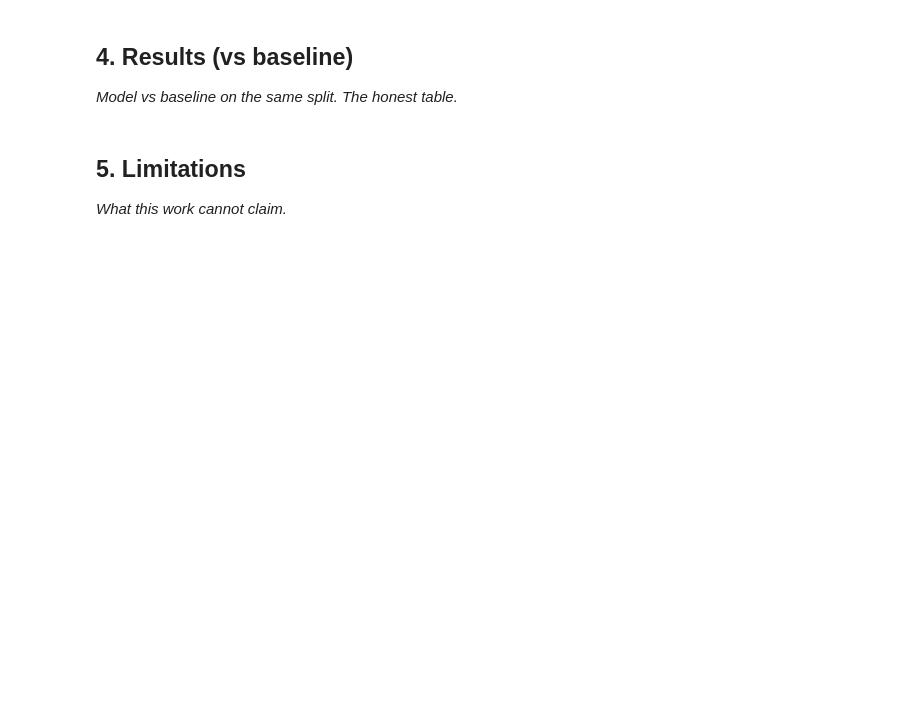
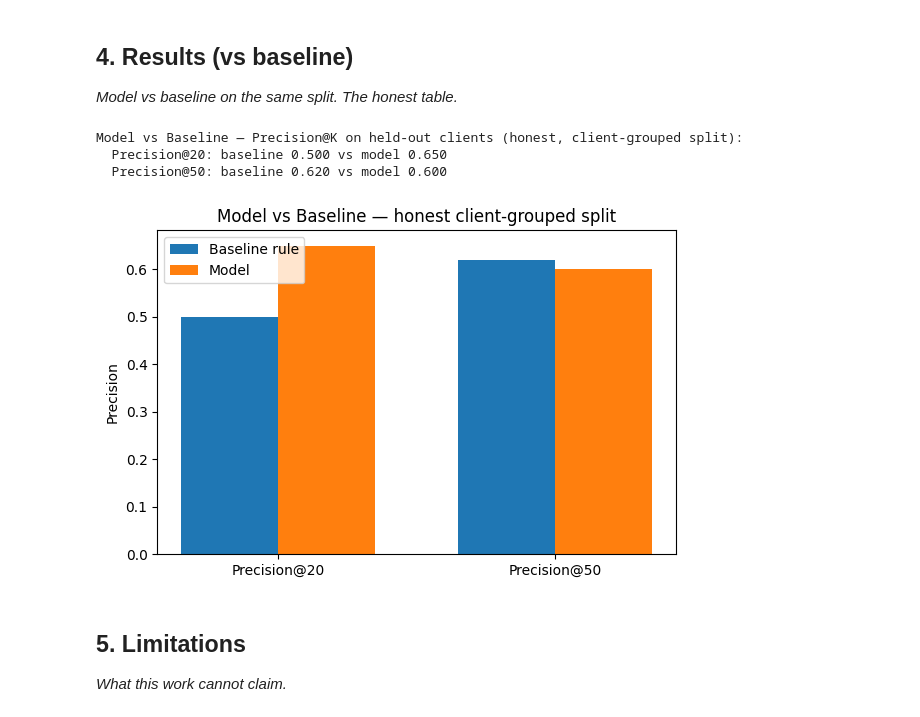
Before and after one commit to Abdullah-Farooq292/flyrank-ml-internship, a Jupyter notebook: work/notebooks/capstone.ipynb, the cells around one changed output. Cells and saved outputs as stored; diff of their text form; code cells hidden in the pictures; blank space fills up the shorter version.

```diff
--- a/work/notebooks/capstone.ipynb
+++ b/work/notebooks/capstone.ipynb
@@ -37,3 +212,80 @@ This skeleton is yours to fill. Work the sections **in order** — each one has
+# %%
+# This cell is for CODE (numbers, a query, a check).
+# Write your text answer in the cell ABOVE this one — typing sentences here breaks Run All.
+
+import os, subprocess
+import pandas as pd
+import numpy as np
+from sklearn.tree import DecisionTreeClassifier
+from sklearn.model_selection import GroupShuffleSplit
+
+if not os.path.isdir("flyrank-ml-internship"):
+    subprocess.run(["git", "clone", "--depth", "1",
+                     "https://github.com/Abdullah-Farooq292/flyrank-ml-internship"], check=True)
+os.chdir("flyrank-ml-internship")
+
+df = pd.read_csv("data/raw/content_refresh_anonymized.csv")
+df["is_declining_label"] = (df["trend_direction"] == "down").astype(int)
+
+features = ["content_age_days", "days_since_last_update", "avg_position", "ctr", "word_count"]
+X = df[features].replace([float("inf"), float("-inf")], None).fillna(0)
+y = df["is_declining_label"]
+groups = df["client_id"]
+
+gss = GroupShuffleSplit(n_splits=1, test_size=0.25, random_state=42)
+train_idx, test_idx = next(gss.split(X, y, groups))
+X_train, X_test = X.iloc[train_idx], X.iloc[test_idx]
+y_train, y_test = y.iloc[train_idx], y.iloc[test_idx]
+
+# Model
+tree = DecisionTreeClassifier(max_depth=4, class_weight="balanced", random_state=42)
+tree.fit(X_train, y_train)
+model_scores = tree.predict_proba(X_test)[:, 1]
+
+# Baseline, scored on the SAME held-out test set for a fair comparison
+test_df = df.iloc[test_idx]
+baseline_scores = (
+    (test_df["days_since_last_update"] >= 180).astype(int)
+    * (test_df["impressions_90d"] >= 500).astype(int)
+    * test_df["impressions_90d"]
+)
+
+def precision_at_k(scores, labels, k):
+    order = np.argsort(-np.asarray(scores))
+    topk = np.asarray(labels)[order[:k]]
+    return topk.mean()
+
+print("Model vs Baseline — Precision@K on held-out clients (honest, client-grouped split):")
+results = {}
+for k in (20, 50):
+    model_p = precision_at_k(model_scores, y_test.values, k)
+    baseline_p = precision_at_k(baseline_scores.values, y_test.values, k)
+    results[k] = {"baseline": baseline_p, "model": model_p}
+    print(f"  Precision@{k}: baseline {baseline_p:.3f} vs model {model_p:.3f}")
+
+import matplotlib.pyplot as plt
+ks = [20, 50]
+baseline_vals = [results[k]["baseline"] for k in ks]
+model_vals = [results[k]["model"] for k in ks]
+x = np.arange(len(ks))
+width = 0.35
+
+plt.figure(figsize=(6, 4))
+plt.bar(x - width/2, baseline_vals, width, label="Baseline rule")
+plt.bar(x + width/2, model_vals, width, label="Model")
+plt.xticks(x, [f"Precision@{k}" for k in ks])
+plt.ylabel("Precision")
+plt.title("Model vs Baseline — honest client-grouped split")
+plt.legend()
+plt.tight_layout()
+os.makedirs("work/figures", exist_ok=True)
+plt.savefig("work/figures/capstone_results.png", dpi=150)
+plt.show()
+# %% [output]
+Model vs Baseline — Precision@K on held-out clients (honest, client-grouped split):
+  Precision@20: baseline 0.500 vs model 0.650
+  Precision@50: baseline 0.620 vs model 0.600
+[figure, added]
 # %% [markdown]
 ## 5. Limitations
 
```
Also changed, not shown: parts of 15 cells of this notebook.
